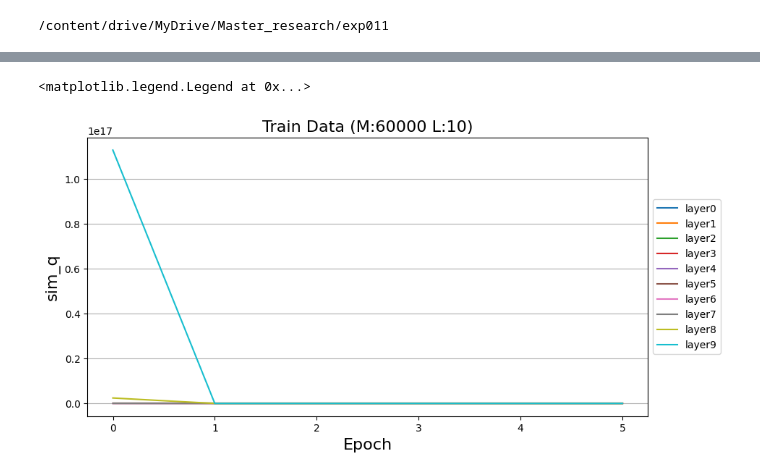
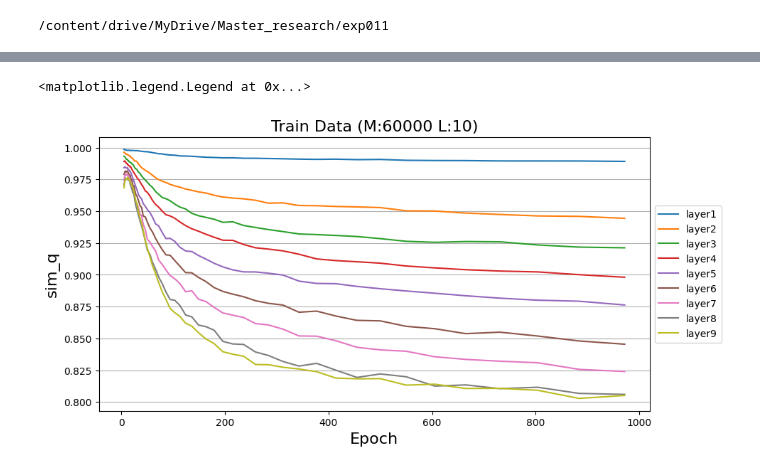
Before and after one commit to yusukeorito/Master_research, a Jupyter notebook: exp011/notebooks/Exp011_Train_model_001.ipynb, the cells around one changed output, grey strips where cells are left out. Drawn from its saved outputs; the diff is of its cells as text; code cells hidden in the pictures.

```diff
--- a/exp011/notebooks/Exp011_Train_model_001.ipynb
+++ b/exp011/notebooks/Exp011_Train_model_001.ipynb
@@ -484,14 +508,14 @@ sim_q = get_sim_q(spin_A, spin_B)
 # %%
 fig, ax = plt.subplots(figsize=(10,5))
-for i, l in enumerate(CFG.layer_name_list):
-    ax.plot(sim_q['time'],sim_q[l],label=f'layer{i}')
+for i, l in enumerate(CFG.layer_name_list[:-1]):
+    ax.plot(q2['time'][5:],q2[l][5:],label=f'layer{i+1}')
 ax.set_xlabel('Epoch',fontsize=16)
 ax.set_ylabel('sim_q', fontsize=16)
 #ax.set_xscale('log')
 ax.set_title(f'Train Data (M:{CFG.M} L:{CFG.L})',fontsize=16)
 #ax.set_ylim(0,1)
 ax.grid(axis='y')
 ax.legend(loc='center left', bbox_to_anchor=(1, 0.5))
 # %% [output]
 <matplotlib.legend.Legend at 0x...>
-[figure, old version]
+[figure, new version]
```
Also changed, not shown: parts of 7 cells of this notebook.
